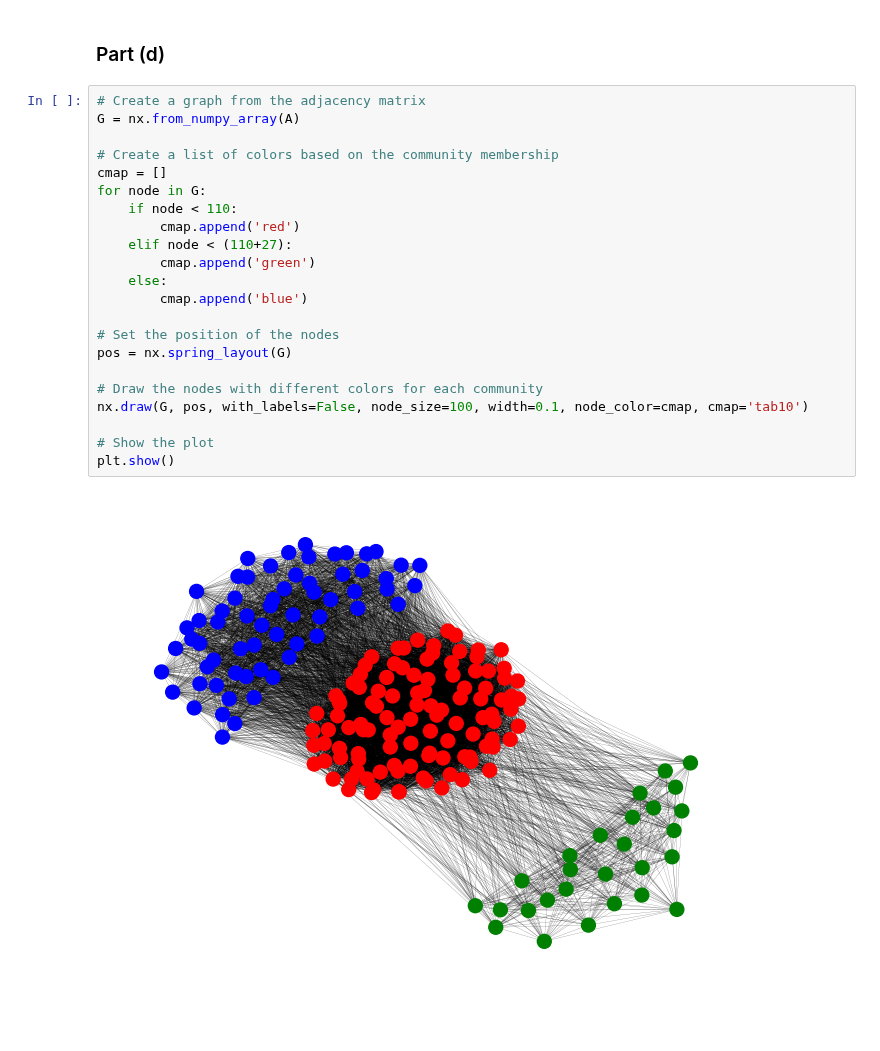
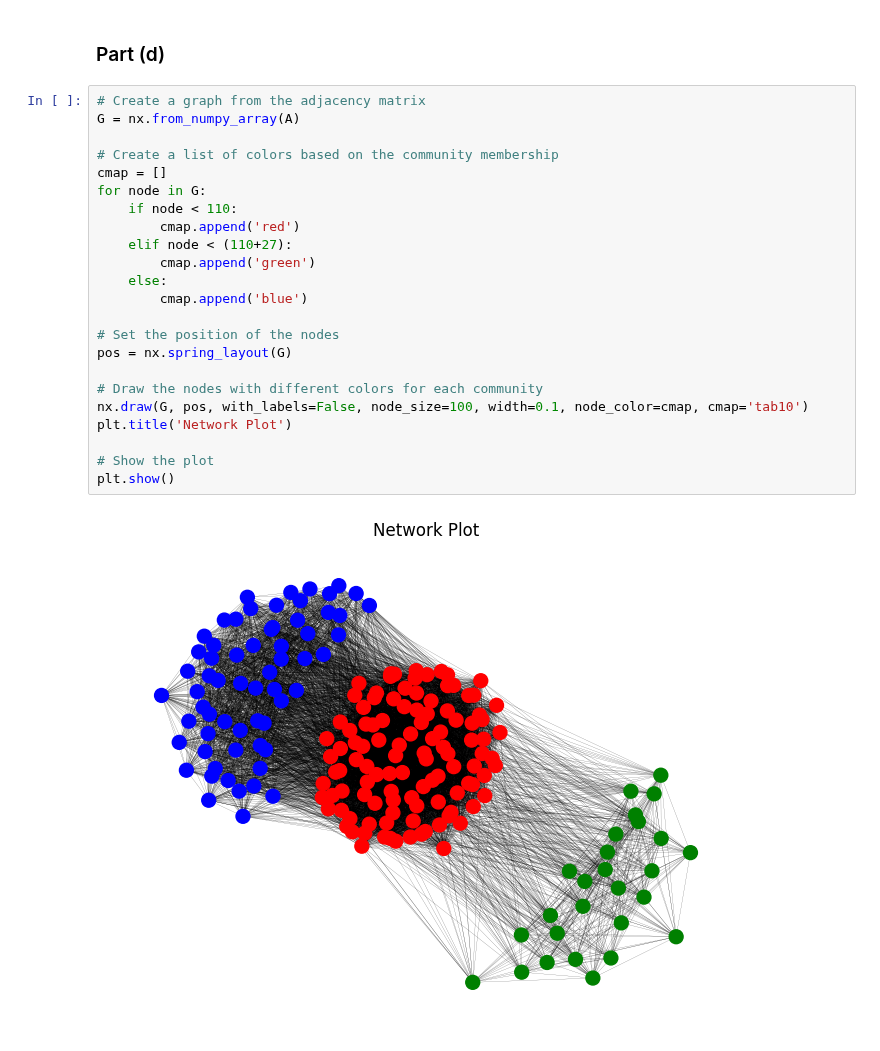
Before and after one commit to DapperDataAnalyst/Advanced-Predictive-Models, a Jupyter notebook: Staff-Graded Network Models.ipynb, the cells around one changed output. Saved outputs shown, nothing was run; the diff lists cells and outputs as text; blank space fills up the shorter version.

```diff
--- a/Staff-Graded Network Models.ipynb
+++ b/Staff-Graded Network Models.ipynb
@@ -107,24 +107,25 @@ plt.show()
 # %%
 # Create a graph from the adjacency matrix
 G = nx.from_numpy_array(A)
 
 # Create a list of colors based on the community membership
 cmap = []
 for node in G:
     if node < 110:
         cmap.append('red')
     elif node < (110+27):
         cmap.append('green')
     else:
         cmap.append('blue')
 
 # Set the position of the nodes
 pos = nx.spring_layout(G)
 
 # Draw the nodes with different colors for each community
 nx.draw(G, pos, with_labels=False, node_size=100, width=0.1, node_color=cmap, cmap='tab10')
+plt.title('Network Plot')
 
 # Show the plot
 plt.show()
 # %% [output]
-[figure, old version]
+[figure, new version]
```
